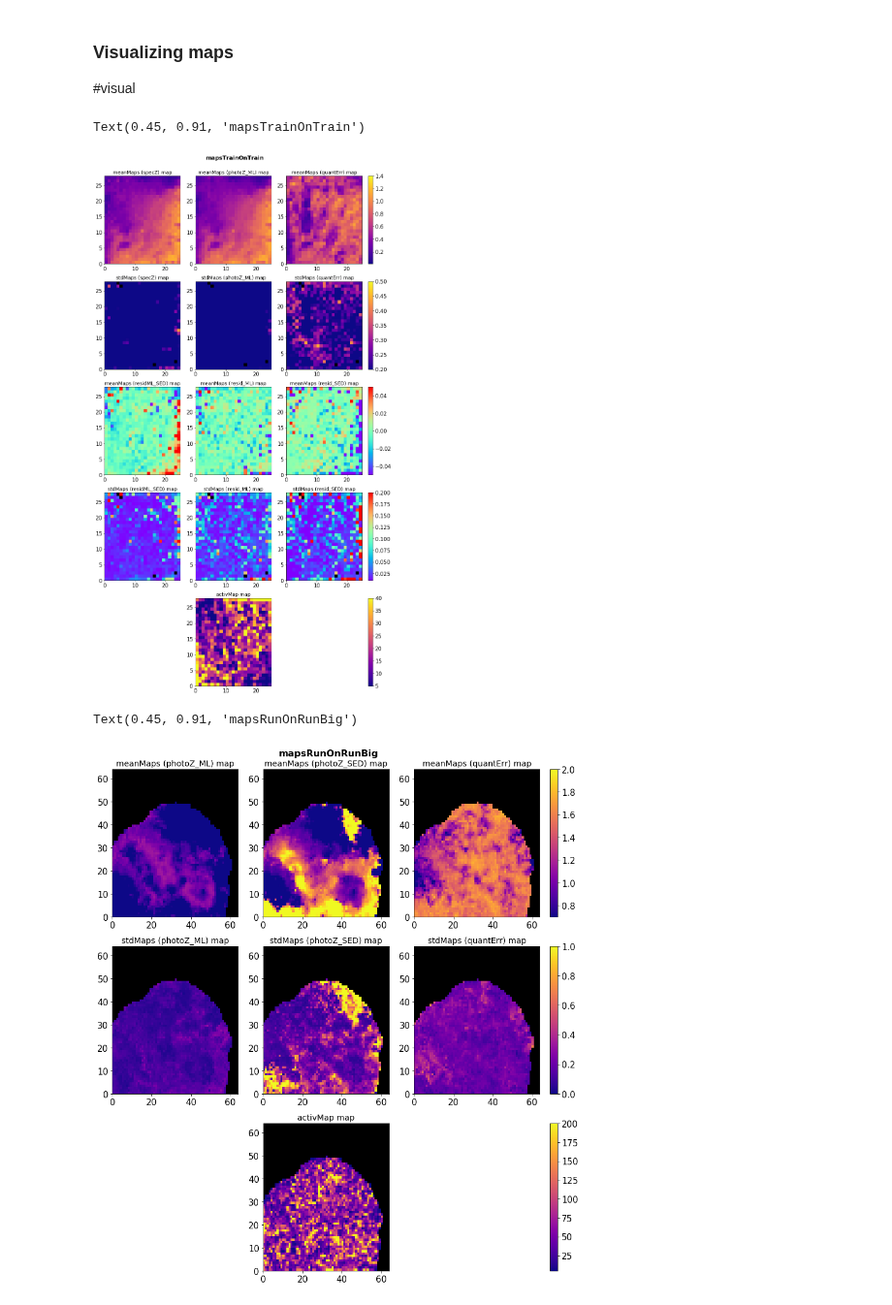
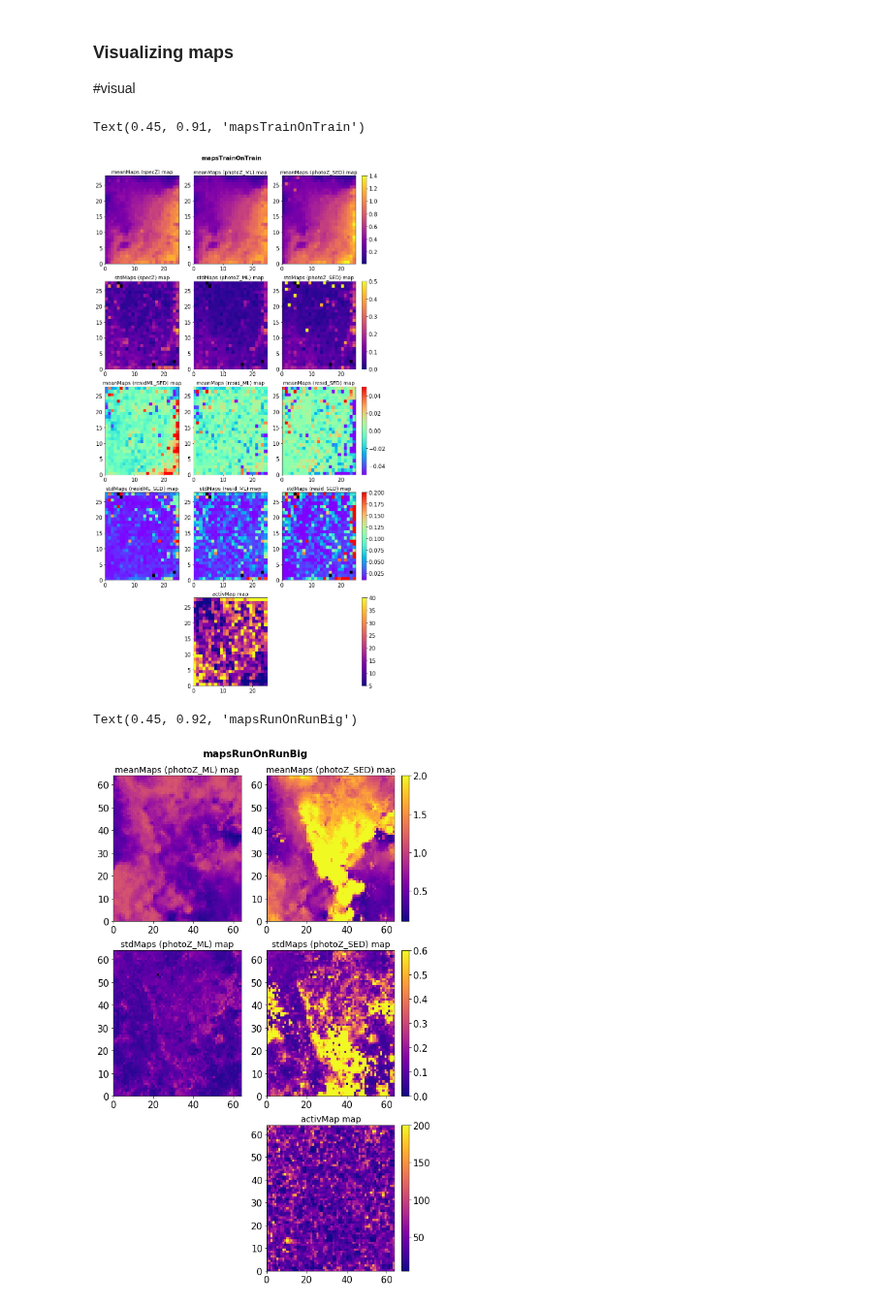
Before and after one commit to ShrRa/COSMOS_SOM, a Jupyter notebook: SOM-Visualization.ipynb, the cells around one changed output. Shown at 97% size. Cells and saved outputs as stored; diff of their text form; code cells hidden in the pictures.

Commit message:
Work on visualization for the paper

```diff
--- a/SOM-Visualization.ipynb
+++ b/SOM-Visualization.ipynb
@@ -21,7 +21,7 @@ from os import mkdir
 # %%
 ### Files and directories ###
 dirSOM=r'D:\Sources\COSMOS_photoZ\COSMOS_v3.0\SOM\forArticle'
-nameOfExperiment='ex017'
+nameOfExperiment='ex018'
 dirMaps='maps'
 dirPlots='plots'
 mkdir(join(dirSOM,nameOfExperiment,dirPlots))
@@ -56,8 +56,8 @@ for m in mapsAllKeys:
 mapKey='mapsTrainOnTrain'
 
 rows=5
-cases=[specZ,photoZ_ML,quantErr]
-fig, axes = plt.subplots(rows,len(cases),figsize=(16,27))
+cases=[specZ,photoZ_ML,photoZ_SED]
+fig, axes = plt.subplots(rows,len(cases),figsize=(15,26))
 cbFlag=False
 mapsDict=mapsAll[mapKey]
 h,w=mapsDict['stdMaps'][photoZ_SED].shape[0],mapsDict['stdMaps'][photoZ_SED].shape[1]
@@ -67,7 +67,7 @@ plotSOMRow(mapsDict,cases,estimators[0],axes=axes, row=0,height=h, width=w,
            cmap='plasma',vmin=0.01, vmax=1.4,badVal=0,cbFlag=cbFlag,fig=fig)
 
 plotSOMRow(mapsDict,cases,estimators[1],axes=axes, row=1,height=h, width=w,
-           cmap='plasma',vmin=0.2, vmax=0.5,badVal=0,cbFlag=cbFlag,fig=fig)
+           cmap='plasma',vmin=0, vmax=0.5,badVal=0,cbFlag=cbFlag,fig=fig)
 
 cases=[residML_SED,residML,residSED]
 
@@ -83,34 +83,34 @@ plotSOMRow(mapsDict,cases,estimator='activMap',axes=axes, row=4,height=h, width=
 fig.suptitle(mapKey,x=0.45,y=0.91,size=16,weight='bold')
 # %% [output]
 Text(0.45, 0.91, 'mapsTrainOnTrain')
-[figure, old version]
+[figure, new version]
 # %%
 fig.savefig(join(dirSOM,nameOfExperiment,dirPlots,mapKey+imSaveFormat))
 # %%
 ### Plotting all the maps for Run dataset. ###
 mapKey='mapsRunOnRunBig'
 
 rows=3
-fig, axes = plt.subplots(rows,3,figsize=(16,16))
+cases=[photoZ_ML,photoZ_SED]
+fig, axes = plt.subplots(rows,len(cases),figsize=(5*len(cases),5*rows))
 
 cbFlag=False
 mapsDict=mapsAll[mapKey]
 h,w=mapsDict['stdMaps'][photoZ_SED].shape[0],mapsDict['stdMaps'][photoZ_SED].shape[1]
 estimators=['meanMaps','stdMaps']
-cases=[photoZ_ML,photoZ_SED,'quantErr']
 
 plotSOMRow(mapsDict,cases,estimators[0],axes=axes, row=0,height=h, width=w,
-           cmap='plasma',vmin=0.7, vmax=2,badVal=0,cbFlag=cbFlag,fig=fig)
+           cmap='plasma',vmin=0.1, vmax=2,badVal=0,cbFlag=cbFlag,fig=fig)
 
 plotSOMRow(mapsDict,cases,estimators[1],axes=axes, row=1,height=h, width=w,
-           cmap='plasma',vmin=0, vmax=1,badVal=0,cbFlag=cbFlag,fig=fig)
+           cmap='plasma',vmin=0, vmax=0.6,badVal=0,cbFlag=cbFlag,fig=fig)
 
 plotSOMRow(mapsDict,cases,estimator='activMap',axes=axes, row=2,height=h, width=w,
            cmap='plasma',vmin=5, vmax=200,badVal=0,cbFlag=cbFlag,axisToPlot=1,fig=fig)
 
-fig.suptitle(mapKey,x=0.45,y=0.91,size=16,weight='bold')
+fig.suptitle(mapKey,x=0.45,y=0.92,size=16,weight='bold')
 # %% [output]
-Text(0.45, 0.91, 'mapsRunOnRunBig')
+Text(0.45, 0.92, 'mapsRunOnRunBig')
-[figure, old version]
+[figure, new version]
 # %%
 fig.savefig(join(dirSOM,nameOfExperiment,dirPlots,mapKey+imSaveFormat))
```
Also changed, not shown: parts of 1 cell of this notebook.
